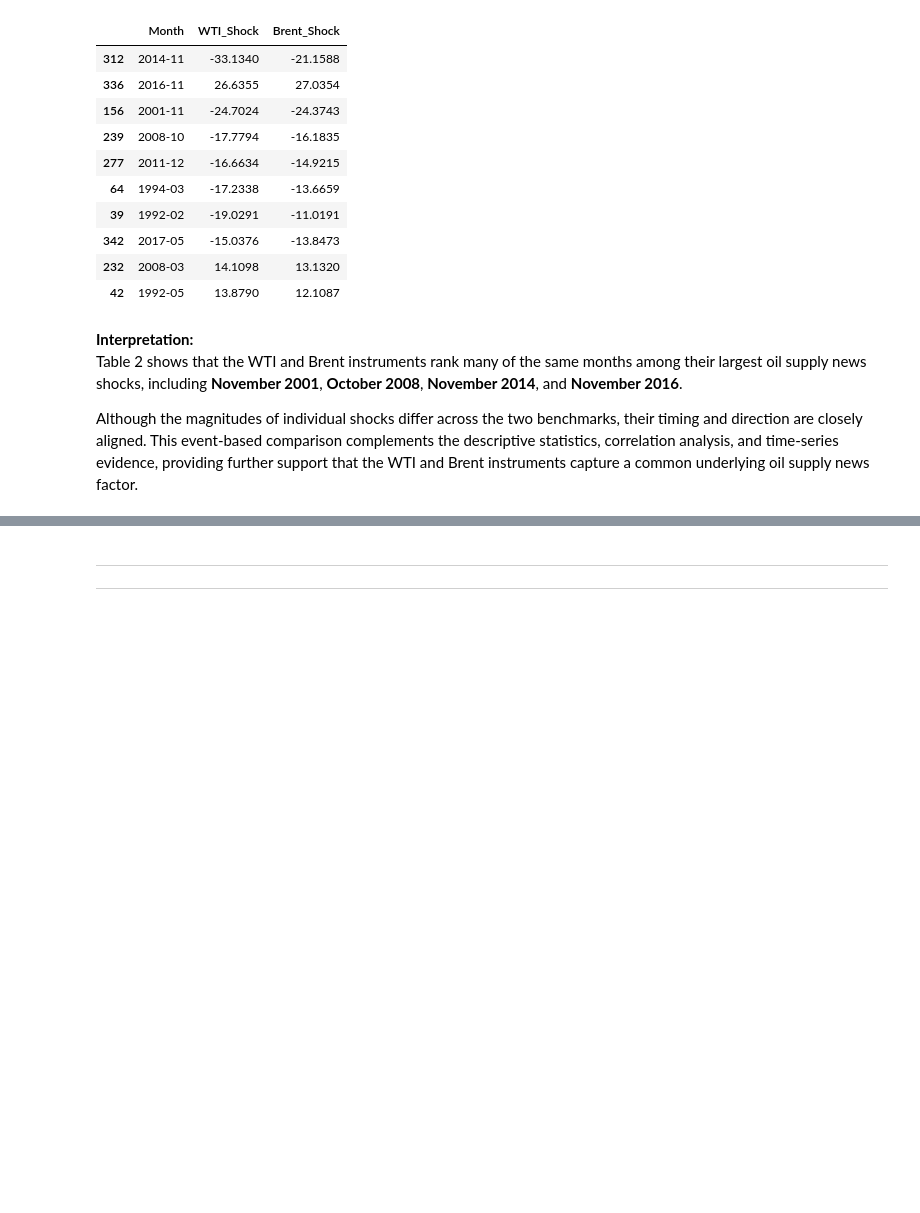
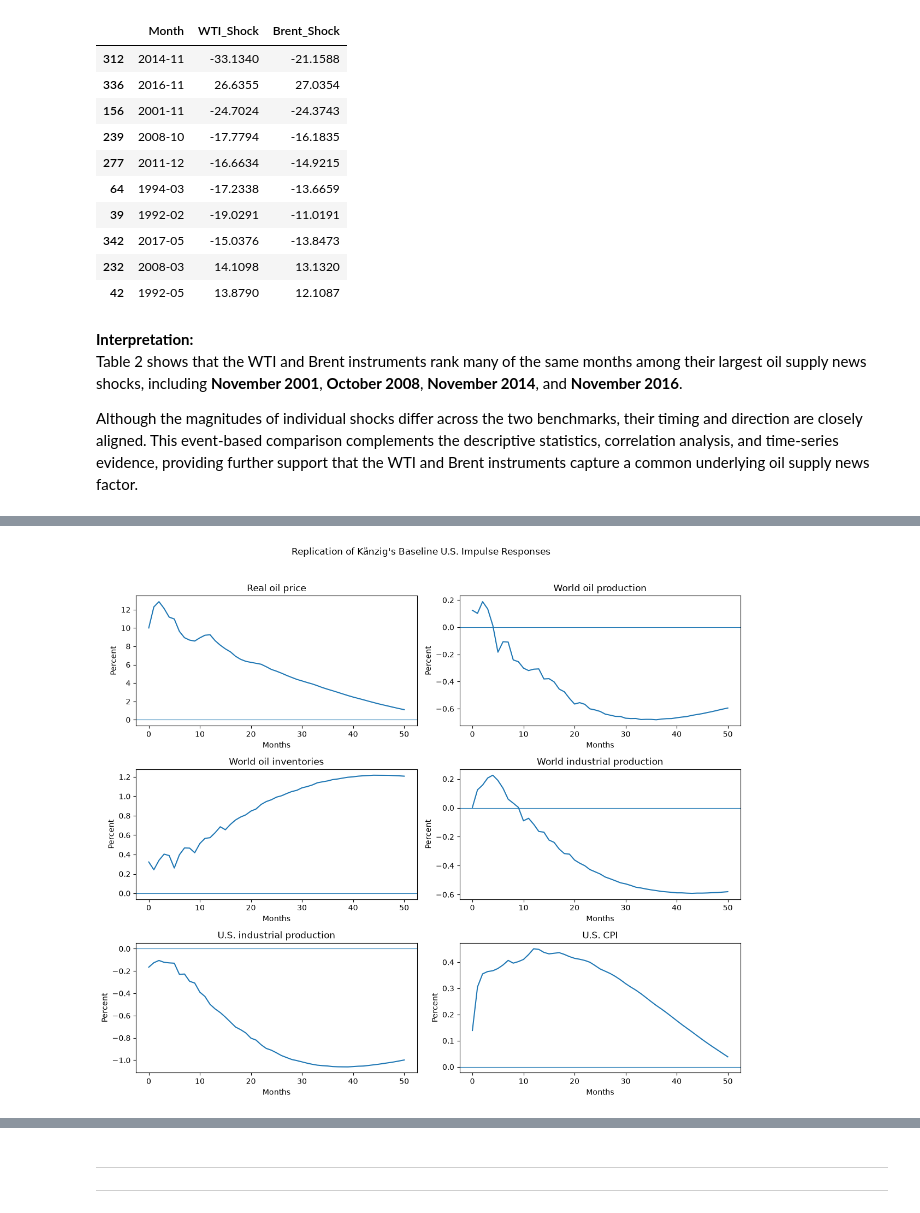
Before and after one commit to sedovanastasiia/macro_II_project, a Jupyter notebook: Yashna's Code/Code_Instrument_Replication.ipynb, the cells around one changed output, grey strips where cells are left out. Saved outputs shown, nothing was run; the diff lists cells and outputs as text; code cells hidden in the pictures; blank space fills up the shorter version.

Commit message:
Added US replication

```diff
--- a/Yashna's Code/Code_Instrument_Replication.ipynb
+++ b/Yashna's Code/Code_Instrument_Replication.ipynb
@@ -1786,0 +2237,58 @@ Although the magnitudes of individual shocks differ across the two benchmarks, t
+# %%
+# Plot Känzig's U.S. baseline impulse responses
+
+variable_titles = {
+    "POIL": "Real oil price",
+    "OILPROD": "World oil production",
+    "OILSTOCKS": "World oil inventories",
+    "WORLDIP": "World industrial production",
+    "IP": "U.S. industrial production",
+    "CPI": "U.S. CPI",
+}
+
+fig, axes = plt.subplots(
+    3,
+    2,
+    figsize=(12, 10),
+)
+
+axes = axes.flatten()
+
+for ax, variable in zip(
+    axes,
+    us_var_columns,
+):
+
+    ax.plot(
+        us_irfs["Horizon"],
+        us_irfs[variable],
+        linewidth=1.5,
+    )
+
+    ax.axhline(
+        y=0,
+        linewidth=0.8,
+    )
+
+    ax.set_title(
+        variable_titles[variable]
+    )
+
+    ax.set_xlabel(
+        "Months"
+    )
+
+    ax.set_ylabel(
+        "Percent"
+    )
+
+fig.suptitle(
+    "Replication of Känzig's Baseline U.S. Impulse Responses",
+    y=1.02,
+)
+
+fig.tight_layout()
+
+plt.show()
+# %% [output]
+[figure, added]
```
Also changed, not shown: parts of 56 cells of this notebook.
